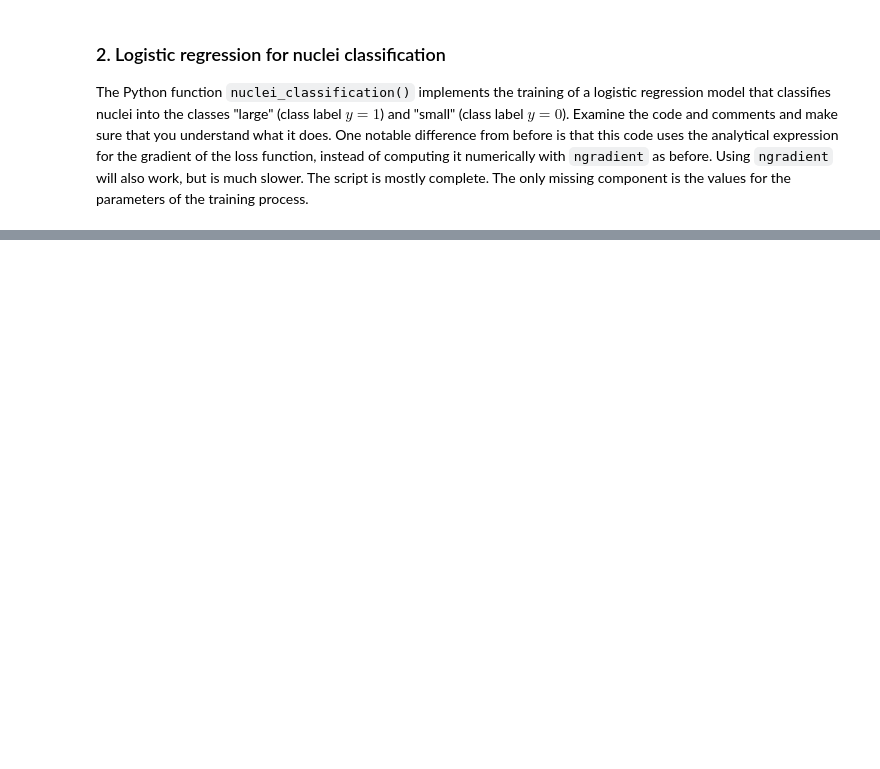
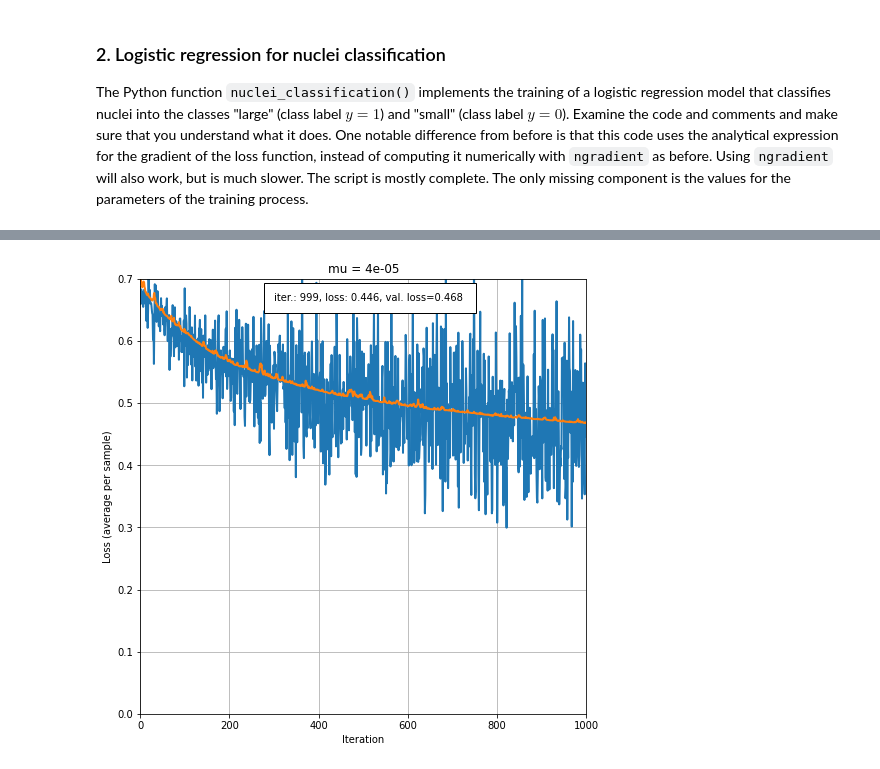
Before and after one commit to justinalittlefield/8dc00-mia, a Jupyter notebook: reader/2.5_CAD_project.ipynb, the cells around one changed output, grey strips where cells are left out. Cells and saved outputs as stored; diff of their text form; code cells hidden in the pictures; blank space fills up the shorter version.

```diff
--- a/reader/2.5_CAD_project.ipynb
+++ b/reader/2.5_CAD_project.ipynb
@@ -114,0 +131,5 @@ The Python function `nuclei_classification()` implements the training of a logis
+# %%
+#low
+Theta_bl = nuclei_classification(batch_size=20, num_iterations=1000, mu=0.00004, theta_scaling=0.0002)
+# %% [output]
+[figure, added]
```
Also changed, not shown: parts of 13 cells of this notebook, 4 other files.
